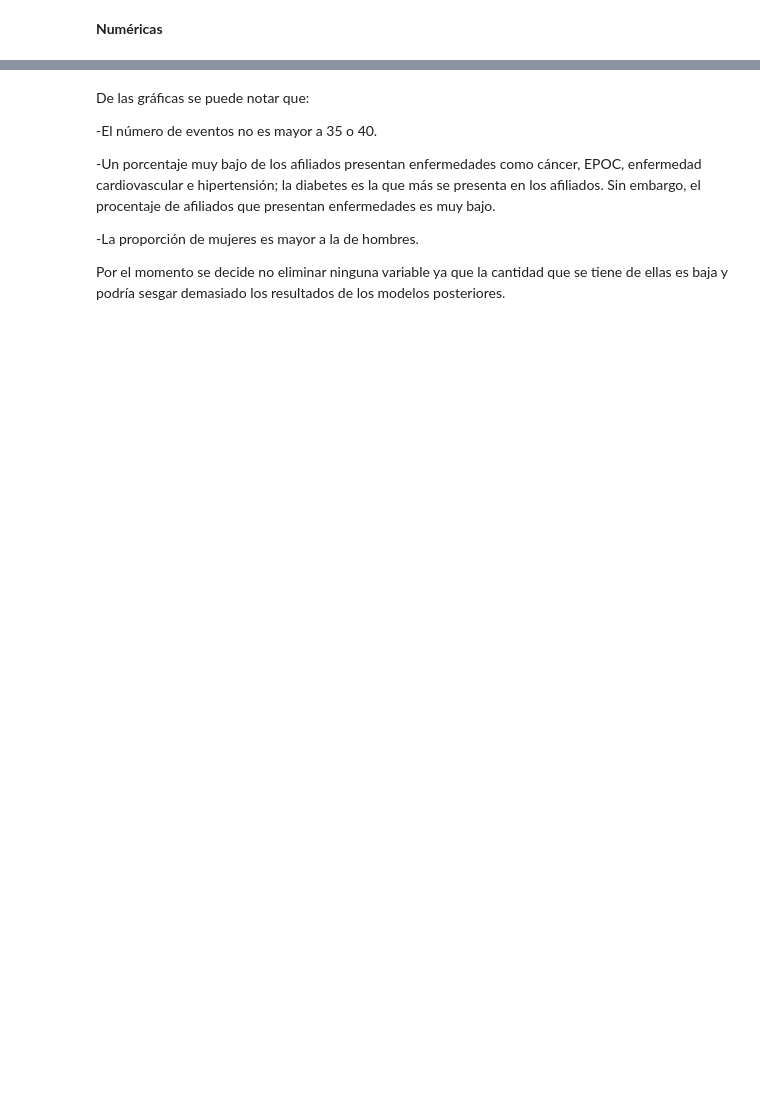
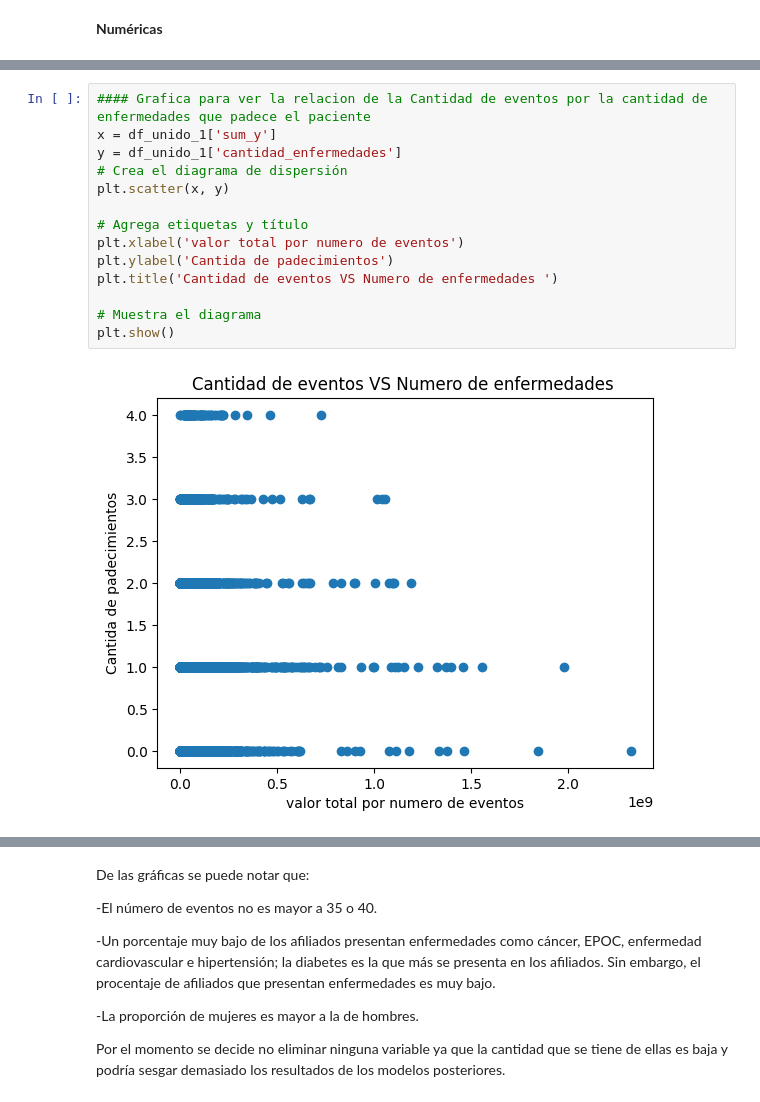
Before and after one commit to danielmancovidales/Aplicaciones-en-finanzas, a Jupyter notebook: Exploratorio.ipynb, the cells around one changed output, grey strips where cells are left out. Saved outputs shown, nothing was run; the diff lists cells and outputs as text; blank space fills up the shorter version.

```diff
--- a/Exploratorio.ipynb
+++ b/Exploratorio.ipynb
@@ -213,0 +212,16 @@ numericas = df_filtrado.drop(columns=columnas_a_eliminar)
+# %%
+#### Grafica para ver la relacion de la Cantidad de eventos por la cantidad de enfermedades que padece el paciente
+x = df_unido_1['sum_y']
+y = df_unido_1['cantidad_enfermedades']
+# Crea el diagrama de dispersión
+plt.scatter(x, y)
+
+# Agrega etiquetas y título
+plt.xlabel('valor total por numero de eventos')
+plt.ylabel('Cantida de padecimientos')
+plt.title('Cantidad de eventos VS Numero de enfermedades ')
+
+# Muestra el diagrama
+plt.show()
+# %% [output]
+[figure, added]
```
Also changed, not shown: parts of 22 cells of this notebook.
